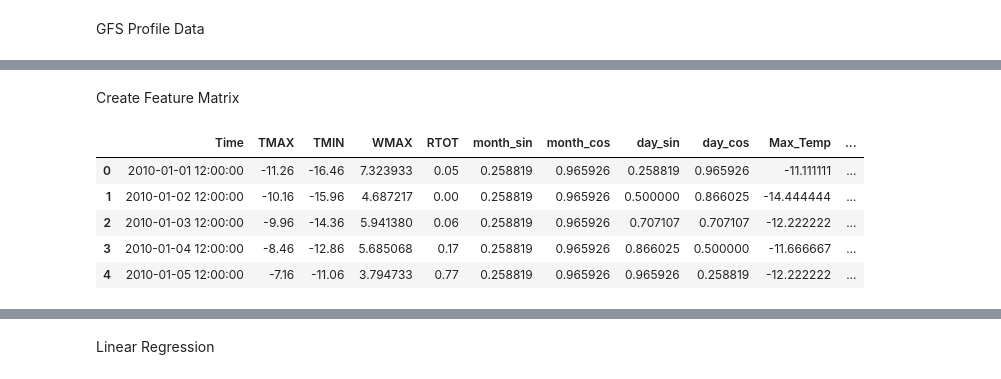
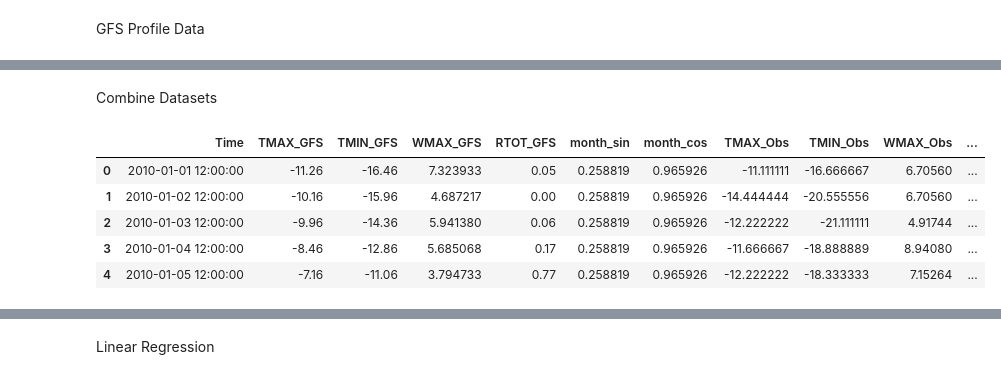
Before and after one commit to dfu2020/ATMS-597-SP-2020-Project-4, a Jupyter notebook: Project4_Joyce_v2.ipynb, the cells around one changed output, grey strips where cells are left out. Saved outputs shown, nothing was run; the diff lists cells and outputs as text; code cells hidden in the pictures.

```diff
--- a/Project4_Joyce_v2.ipynb
+++ b/Project4_Joyce_v2.ipynb
@@ -17,5 +15,7 @@ KCMI_df = pd.read_csv("KCMI_daily_format.csv", parse_dates=True, index_col='Date
 # %%
-KCMI_df.rename(columns={'TMAX(C)': 'Max_Temp', 'TMIN(C)': 'Min_Temp', 'WMAX(M/s)': 'Max_Wind', 'PREC(mm}': 'Total_Precip'}, inplace = True)
-KCMI_df.dropna(inplace=True)
-KCMI_df.index = KCMI_df.index + pd.DateOffset(hours=12)
-KCMI_df = KCMI_df.rename_axis('Time')
+KCMI_daily = pd.read_csv("KCMI_daily_format.csv", parse_dates=True, index_col='Date')
+KCMI_daily.rename(columns={'TMAX(C)': 'TMAX_Obs', 'TMIN(C)': 'TMIN_Obs', 'WMAX(M/s)': 'WMAX_Obs', 'PREC(mm}': 'RTOT_Obs'}, inplace = True)
+KCMI_daily.dropna(inplace=True)
+KCMI_daily.index = KCMI_daily.index + pd.DateOffset(hours=12)
+KCMI_daily = KCMI_daily.rename_axis('Time')
+KCMI_daily.head()
@@ -51,0 +32,8 @@ GFS_df.head()
+# %%
+GFS_daily = pd.read_csv("GFS_daily_2010_2019_test.csv", parse_dates=True, index_col='Time')
+GFS_daily.drop(columns="Unnamed: 0", inplace=True)
+GFS_daily.rename(columns={'TMAX': 'TMAX_GFS', 'TMIN': 'TMIN_GFS', 'WMAX': 'WMAX_GFS', 'RTOT': 'RTOT_GFS'}, inplace = True)
+GFS_daily.dropna(inplace=True)
+GFS_daily['month_sin'] = np.sin(GFS_daily.index.month*(2.*np.pi/24))
+GFS_daily['month_cos'] = np.cos(GFS_daily.index.month*(2.*np.pi/24))
+GFS_daily.head()
@@ -102,22 +102,21 @@ GFS_profile.drop(GFS_profile_names, axis=1)
-# %% [markdown]
-Create Feature Matrix
+# %% [markdown]
+Combine Datasets
 # %%
 # Combine GFS daily and KCMI daily
-features_df = pd.merge(GFS_df.reset_index(), KCMI_df.reset_index(), on='Time', how='inner')
-features_df.Time = pd.to_datetime(features_df.Time)
-features_df['Year'] = features_df.Time.dt.year
-features_df['D_TMAX'] = features_df['TMAX']-features_df['Max_Temp']
-features_df['D_TMIN'] = features_df['TMIN']-features_df['Min_Temp']
-features_df['D_WMAX'] = features_df['WMAX']-features_df['Max_Wind']
-features_df['D_RTOT'] = features_df['RTOT']-features_df['Total_Precip']
+df1 = pd.merge(GFS_daily.reset_index(), KCMI_daily.reset_index(), on='Time', how='inner')
+df1.Time = pd.to_datetime(df1.Time)
+df1['Year'] = df1.Time.dt.year
+df1['D_TMAX'] = df1['TMAX_GFS']-df1['TMAX_Obs']
+df1['D_TMIN'] = df1['TMIN_GFS']-df1['TMIN_Obs']
+df1['D_WMAX'] = df1['WMAX_GFS']-df1['WMAX_Obs']
+df1['D_RTOT'] = df1['RTOT_GFS']-df1['RTOT_Obs']
+df1.head()
+# %% [output]
+|  | Time | TMAX_GFS | TMIN_GFS | WMAX_GFS | RTOT_GFS | month_sin | month_cos | TMAX_Obs | TMIN_Obs | WMAX_Obs | ... |
+| 0 | 2010-01-01 12:00:00 | -11.26 | -16.46 | 7.323933 | 0.05 | 0.258819 | 0.965926 | -11.111111 | -16.666667 | 6.70560 | ... |
+| 1 | 2010-01-02 12:00:00 | -10.16 | -15.96 | 4.687217 | 0.00 | 0.258819 | 0.965926 | -14.444444 | -20.555556 | 6.70560 | ... |
+| 2 | 2010-01-03 12:00:00 | -9.96 | -14.36 | 5.941380 | 0.06 | 0.258819 | 0.965926 | -12.222222 | -21.111111 | 4.91744 | ... |
+| 3 | 2010-01-04 12:00:00 | -8.46 | -12.86 | 5.685068 | 0.17 | 0.258819 | 0.965926 | -11.666667 | -18.888889 | 8.94080 | ... |
+| 4 | 2010-01-05 12:00:00 | -7.16 | -11.06 | 3.794733 | 0.77 | 0.258819 | 0.965926 | -12.222222 | -18.333333 | 7.15264 | ... |
-# %%
-features_df.head()
-# %% [output]
-|  | Time | TMAX | TMIN | WMAX | RTOT | month_sin | month_cos | day_sin | day_cos | Max_Temp | ... |
-| 0 | 2010-01-01 12:00:00 | -11.26 | -16.46 | 7.323933 | 0.05 | 0.258819 | 0.965926 | 0.258819 | 0.965926 | -11.111111 | ... |
-| 1 | 2010-01-02 12:00:00 | -10.16 | -15.96 | 4.687217 | 0.00 | 0.258819 | 0.965926 | 0.500000 | 0.866025 | -14.444444 | ... |
-| 2 | 2010-01-03 12:00:00 | -9.96 | -14.36 | 5.941380 | 0.06 | 0.258819 | 0.965926 | 0.707107 | 0.707107 | -12.222222 | ... |
-| 3 | 2010-01-04 12:00:00 | -8.46 | -12.86 | 5.685068 | 0.17 | 0.258819 | 0.965926 | 0.866025 | 0.500000 | -11.666667 | ... |
-| 4 | 2010-01-05 12:00:00 | -7.16 | -11.06 | 3.794733 | 0.77 | 0.258819 | 0.965926 | 0.965926 | 0.258819 | -12.222222 | ... |
 # %%
 # Combine GFS Profile and GFS Surface
```
Also changed, not shown: parts of 13 cells of this notebook.
